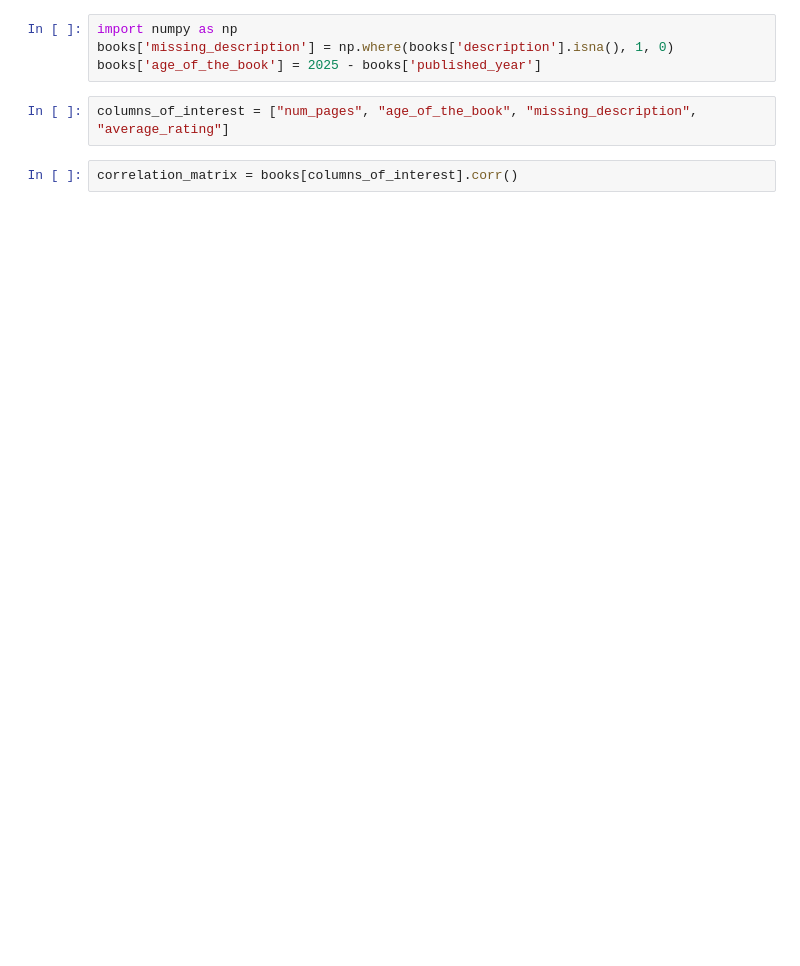
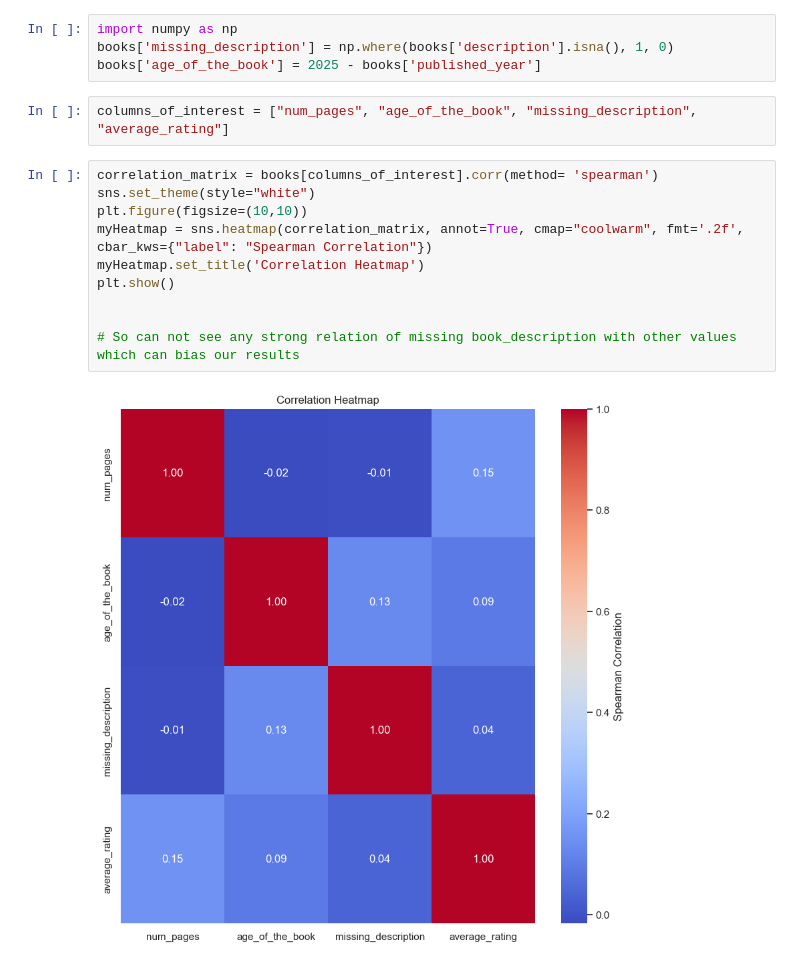
Before and after one commit to noorulain276775/LangChain, a Jupyter notebook: myBookRecommender.ipynb, the cells around one changed output. Saved outputs shown, nothing was run; the diff lists cells and outputs as text; blank space fills up the shorter version.

Commit message:
Done checking data deeply in order to find correlations between books descriptions which is missing with other values

```diff
--- a/myBookRecommender.ipynb
+++ b/myBookRecommender.ipynb
@@ -45,4 +45,14 @@ books['age_of_the_book'] = 2025 - books['published_year']
 # %%
 columns_of_interest = ["num_pages", "age_of_the_book", "missing_description", "average_rating"]
 # %%
-correlation_matrix = books[columns_of_interest].corr()
+correlation_matrix = books[columns_of_interest].corr(method= 'spearman')
+sns.set_theme(style="white")
+plt.figure(figsize=(10,10))
+myHeatmap = sns.heatmap(correlation_matrix, annot=True, cmap="coolwarm", fmt='.2f', cbar_kws={"label": "Spearman Correlation"})
+myHeatmap.set_title('Correlation Heatmap')
+plt.show()
+
+
+# So can not see any strong relation of missing book_description with other values which can bias our results
+# %% [output]
+[figure, added]
```
Also changed, not shown: parts of 1 cell of this notebook.
